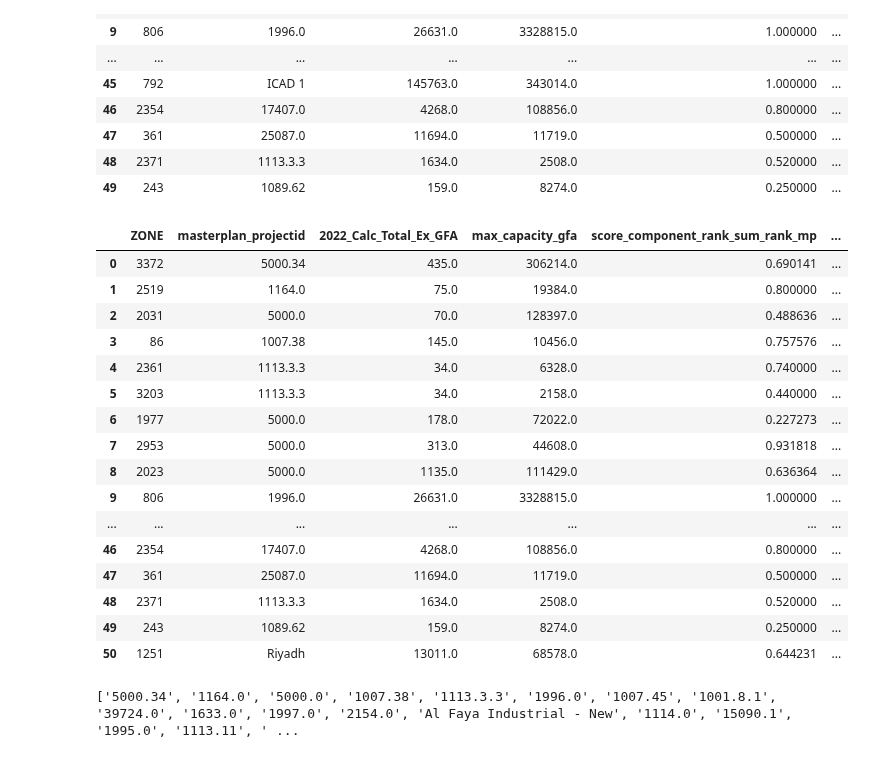
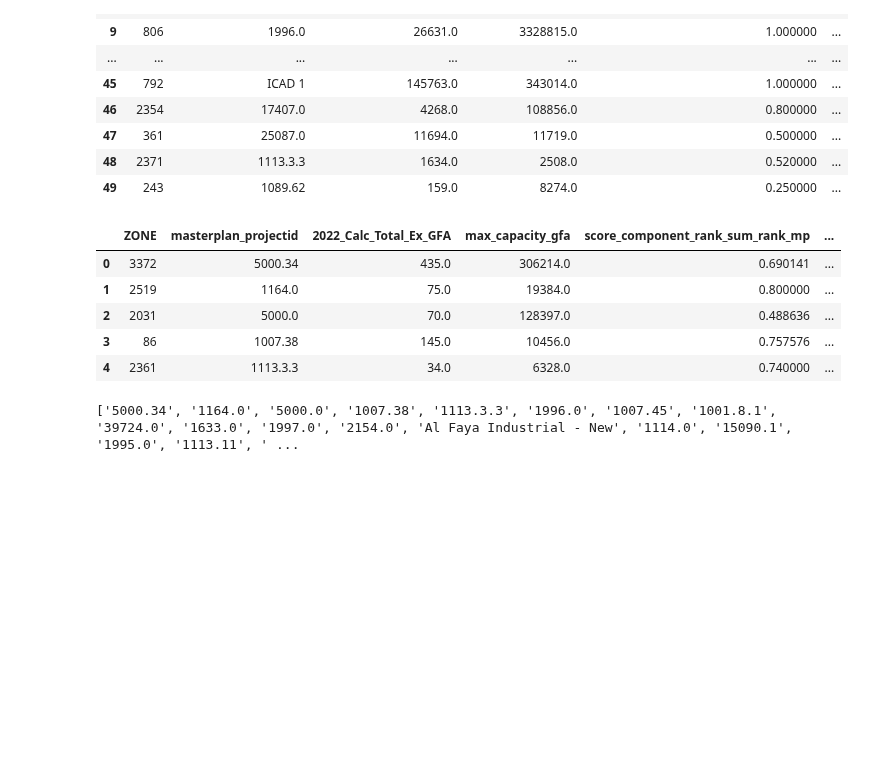
Before and after one commit to BuroHappoldLegacySoup/PlanCapitalLandModel, a Jupyter notebook: MP to TAZ Pipeline.ipynb, the cells around one changed output. Cells and saved outputs as stored; diff of their text form; code cells hidden in the pictures; blank space fills up the shorter version.

```diff
--- a/MP to TAZ Pipeline.ipynb
+++ b/MP to TAZ Pipeline.ipynb
@@ -168,27 +199,16 @@ taz_available_capacity.head(50)
 # %%
 # Removing TAZs where there is no available capacity
 
 taz_available_capacity['available_capacity'] = taz_available_capacity['available_capacity'].apply(lambda x: 0 if pd.isna(x) or x < 0 else x)
 taz_available_capacity = taz_available_capacity[taz_available_capacity['available_capacity'] > 0]
-taz_available_capacity.head(50)
+taz_available_capacity.head(5)
 # %% [output]
 |  | ZONE | masterplan_projectid | 2022_Calc_Total_Ex_GFA | max_capacity_gfa | score_component_rank_sum_rank_mp | ... |
 | 0 | 3372 | 5000.34 | 435.0 | 306214.0 | 0.690141 | ... |
 | 1 | 2519 | 1164.0 | 75.0 | 19384.0 | 0.800000 | ... |
 | 2 | 2031 | 5000.0 | 70.0 | 128397.0 | 0.488636 | ... |
 | 3 | 86 | 1007.38 | 145.0 | 10456.0 | 0.757576 | ... |
 | 4 | 2361 | 1113.3.3 | 34.0 | 6328.0 | 0.740000 | ... |
-| 5 | 3203 | 1113.3.3 | 34.0 | 2158.0 | 0.440000 | ... |
-| 6 | 1977 | 5000.0 | 178.0 | 72022.0 | 0.227273 | ... |
-| 7 | 2953 | 5000.0 | 313.0 | 44608.0 | 0.931818 | ... |
-| 8 | 2023 | 5000.0 | 1135.0 | 111429.0 | 0.636364 | ... |
-| 9 | 806 | 1996.0 | 26631.0 | 3328815.0 | 1.000000 | ... |
-| ... | ... | ... | ... | ... | ... | ... |
-| 46 | 2354 | 17407.0 | 4268.0 | 108856.0 | 0.800000 | ... |
-| 47 | 361 | 25087.0 | 11694.0 | 11719.0 | 0.500000 | ... |
-| 48 | 2371 | 1113.3.3 | 1634.0 | 2508.0 | 0.520000 | ... |
-| 49 | 243 | 1089.62 | 159.0 | 8274.0 | 0.250000 | ... |
-| 50 | 1251 | Riyadh | 13011.0 | 68578.0 | 0.644231 | ... |
 # %%
 # Picking out masterplan ids from those with available capacity
 
```
Also changed, not shown: parts of 6 cells of this notebook, 2 other files.
